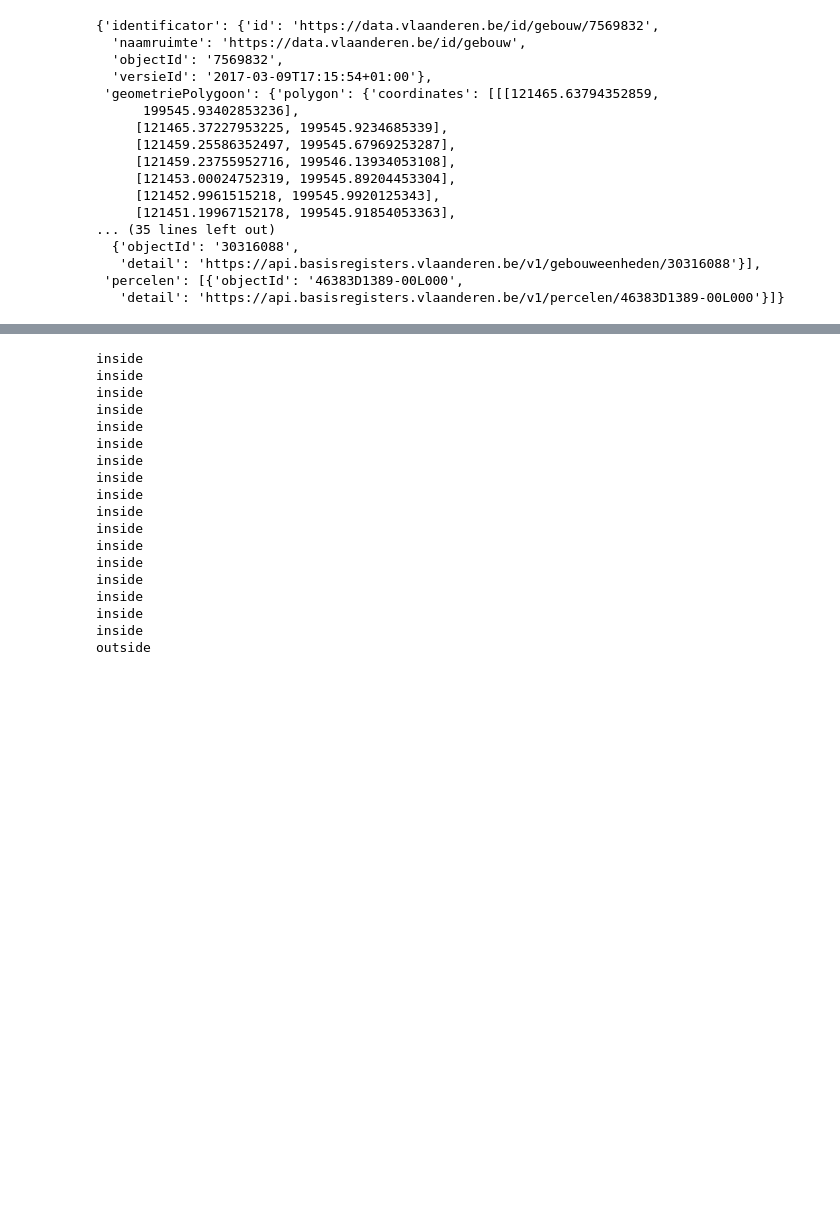
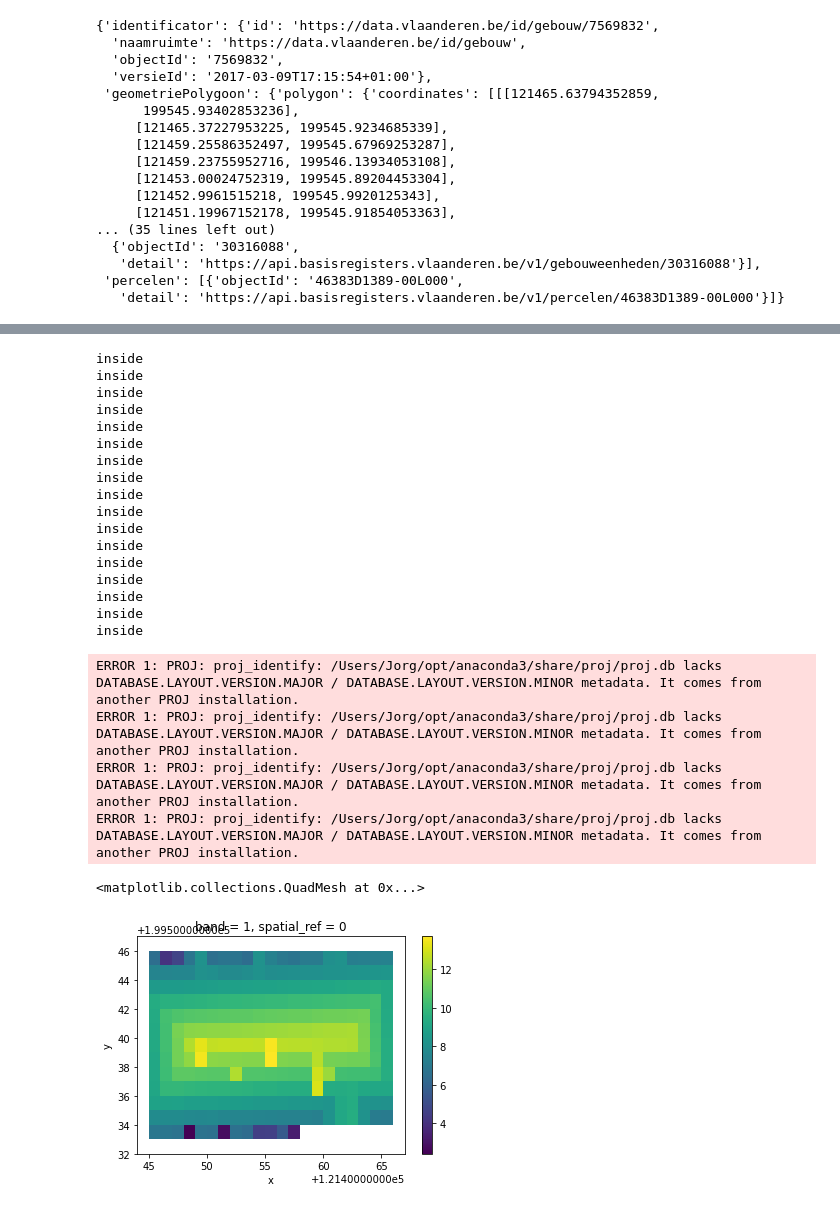
Before and after one commit to JorgVervaet/3D_houses, a Jupyter notebook: second api trial.ipynb, the cells around one changed output, grey strips where cells are left out. Saved outputs shown, nothing was run; the diff lists cells and outputs as text; code cells hidden in the pictures; blank space fills up the shorter version.

```diff
--- a/second api trial.ipynb
+++ b/second api trial.ipynb
@@ -139,13 +149,11 @@ shpfile22
 # %%
 import rasterio
 import requests
-import earthpy.plot as ep
 import json
 from shapely.geometry.polygon import Polygon
 
-src = rasterio.open(dsm22)
+src = rasterio.open(dsm14)
 src.bounds
-src
 
 response4 = requests.get("https://api.basisregisters.vlaanderen.be/v1/gebouwen/7569832").json()
 polygon_house = Polygon(response4["geometriePolygoon"]["polygon"]["coordinates"][0])
@@ -153,10 +161,10 @@ polygon_house
 float_house = (response4["geometriePolygoon"]["polygon"]["coordinates"][0])
 
 for x, y in float_house:
-    src.bounds[0] < x < src.bounds[1] and src.bounds[2] < y < src.bounds[3]
-    print("inside")
-else:
-    print("outside")
+    if src.bounds[0] < x < src.bounds[2] and src.bounds[1] < y < src.bounds[3]:
+        print("inside")
+    else:
+        print("outside")
 # %% [output]
 inside
 inside
@@ -175,4 +183,22 @@ inside
 inside
 inside
 inside
-outside
+# %%
+import rioxarray
+import fiona
+import rasterio
+import rasterio.mask
+
+xds = rioxarray.open_rasterio(dsm14, masked=True)
+clippeddsm = xds.rio.clip([polygon_house], from_disk=True)
+xdt = rioxarray.open_rasterio(dtm14, masked=True)
+clippeddtm = xdt.rio.clip([polygon_house], from_disk=True)
+chm = clippeddsm - clippeddtm
+chm.plot()
+# %% [output]
+ERROR 1: PROJ: proj_identify: /Users/Jorg/opt/anaconda3/share/proj/proj.db lacks DATABASE.LAYOUT.VERSION.MAJOR / DATABASE.LAYOUT.VERSION.MINOR metadata. It comes from another PROJ installation.
+ERROR 1: PROJ: proj_identify: /Users/Jorg/opt/anaconda3/share/proj/proj.db lacks DATABASE.LAYOUT.VERSION.MAJOR / DATABASE.LAYOUT.VERSION.MINOR metadata. It comes from another PROJ installation.
+ERROR 1: PROJ: proj_identify: /Users/Jorg/opt/anaconda3/share/proj/proj.db lacks DATABASE.LAYOUT.VERSION.MAJOR / DATABASE.LAYOUT.VERSION.MINOR metadata. It comes from another PROJ installation.
+ERROR 1: PROJ: proj_identify: /Users/Jorg/opt/anaconda3/share/proj/proj.db lacks DATABASE.LAYOUT.VERSION.MAJOR / DATABASE.LAYOUT.VERSION.MINOR metadata. It comes from another PROJ installation.
+<matplotlib.collections.QuadMesh at 0x...>
+[figure, added]
```
Also changed, not shown: parts of 5 cells of this notebook.
